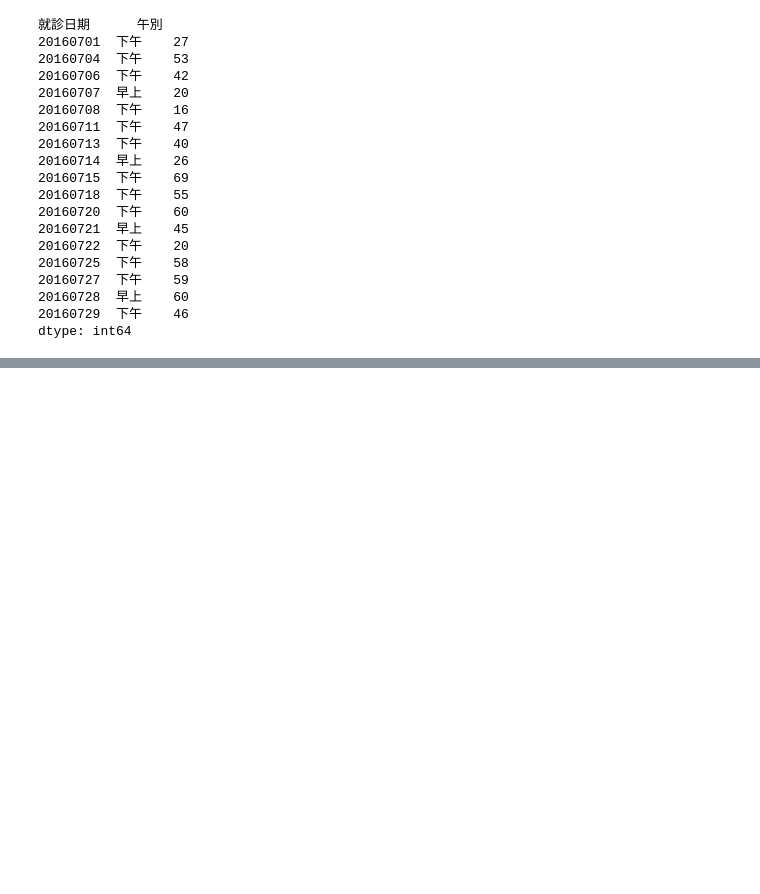
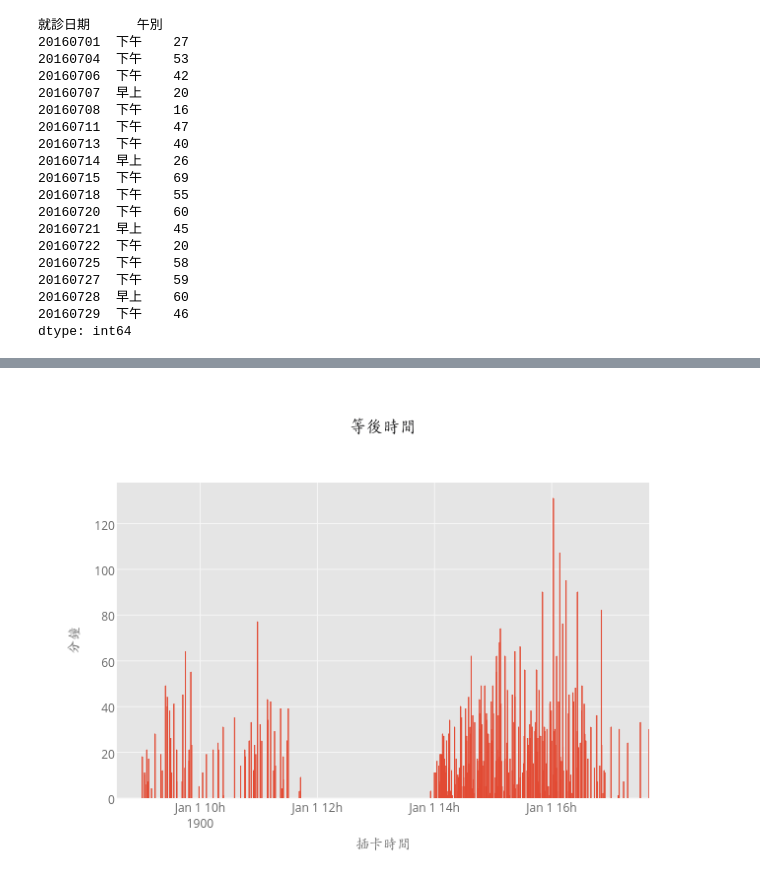
Before and after one commit to t0mst0ne/OPD_waiting, a Jupyter notebook: OPD 門診叫號 分佈.ipynb, the cells around one changed output, grey strips where cells are left out. Cells and saved outputs as stored; diff of their text form; code cells hidden in the pictures; blank space fills up the shorter version.

```diff
--- a/OPD 門診叫號 分佈.ipynb
+++ b/OPD 門診叫號 分佈.ipynb
@@ -60,6 +61,11 @@ grouped.size()
 dtype: int64
 # %%
 service = df.就診日期.tolist()
-df[df.就診日期.isin(service) ] [['等後時間','時間3']].iplot(kind = 'bar', x='時間3', y='等後時間',title='等後時間', xTitle='插卡時間', yTitle='分鐘')
+df[df.就診日期.isin(service) ] [['等後時間','時間3']].iplot(kind = 'bar', x='時間3', y='等後時間',title='等後時間', xTitle='插卡時間', yTitle='分鐘', online=False)
+fig = py.get_figure('iamtomstone', '285')
+py.image.save_as(fig,'OPD-plot.png')
+
+Image('OPD-plot.png') # Display a static image
 # %% [output]
 [interactive output not drawn]
+[figure, added]
```
Also changed, not shown: parts of 2 cells of this notebook, 1 other file.
